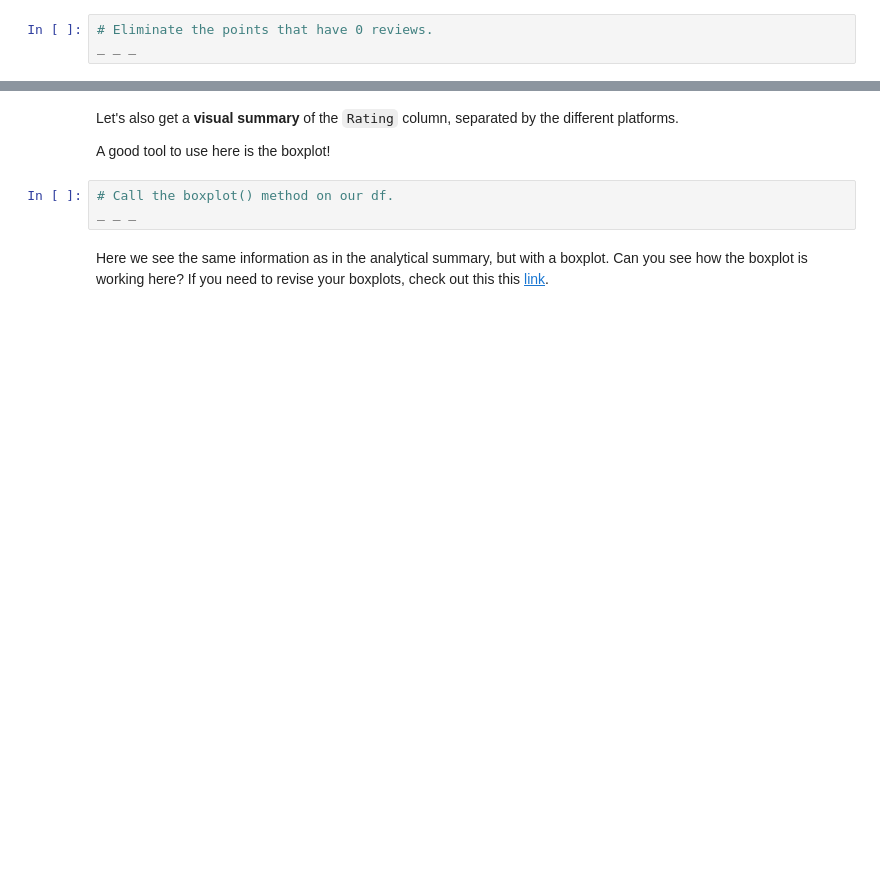
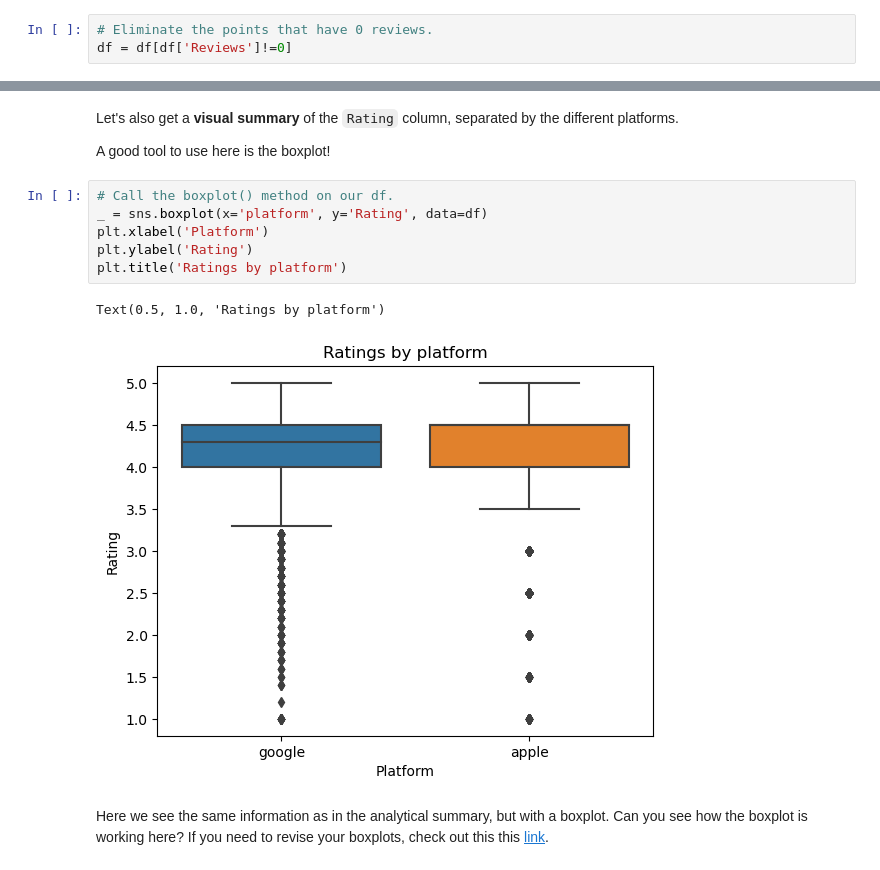
Before and after one commit to gabbycjames/AppsProject, a Jupyter notebook: Project Files/Springboard Apps project - Tier 3 - Complete.ipynb, the cells around one changed output, grey strips where cells are left out. Drawn from its saved outputs; the diff is of its cells as text; blank space fills up the shorter version.

```diff
--- a/Project Files/Springboard Apps project - Tier 3 - Complete.ipynb
+++ b/Project Files/Springboard Apps project - Tier 3 - Complete.ipynb
@@ -376,7 +382,7 @@ result.count()
 929 apps do not have reviews, we need to eliminate these points!
 # %%
 # Eliminate the points that have 0 reviews.
-_ _ _
+df = df[df['Reviews']!=0]
 # %% [markdown]
 ### 2g. Summarize the data visually and analytically (by the column `platform`)
 # %% [markdown]
@@ -415,7 +426,13 @@ Let's also get a **visual summary** of the `Rating` column, separated by the dif
 A good tool to use here is the boxplot!
 # %%
 # Call the boxplot() method on our df.
-_ _ _
+_ = sns.boxplot(x='platform', y='Rating', data=df)
+plt.xlabel('Platform')
+plt.ylabel('Rating')
+plt.title('Ratings by platform')
+# %% [output]
+Text(0.5, 1.0, 'Ratings by platform')
+[figure, added]
 # %% [markdown]
 Here we see the same information as in the analytical summary, but with a boxplot. Can you see how the boxplot is working here? If you need to revise your boxplots, check out this this [link](https://www.kaggle.com/ramamet4/app-store-apple-data-set-10k-apps).
 # %% [markdown]
```
Also changed, not shown: parts of 6 cells of this notebook.
